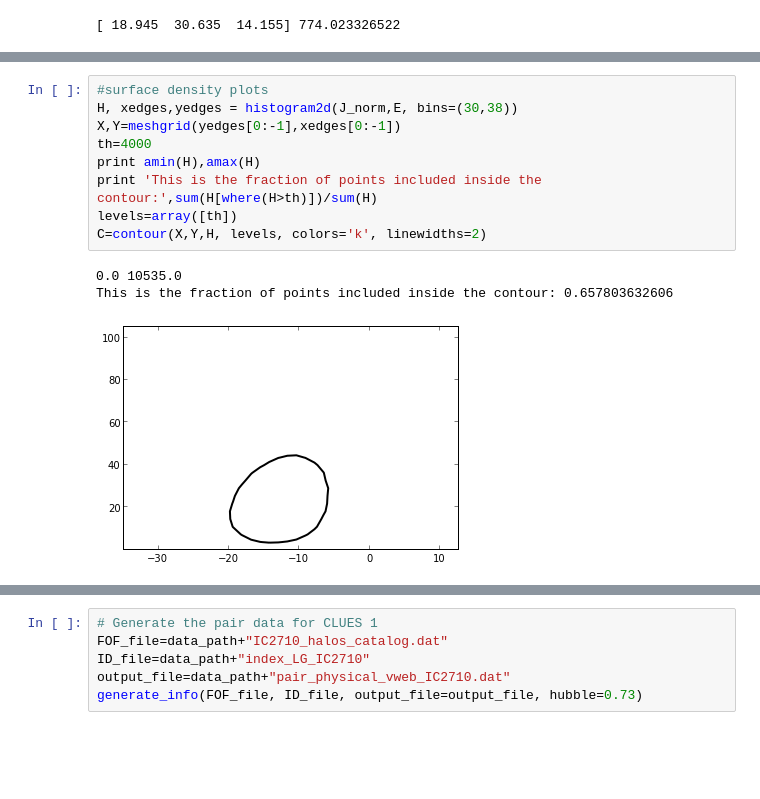
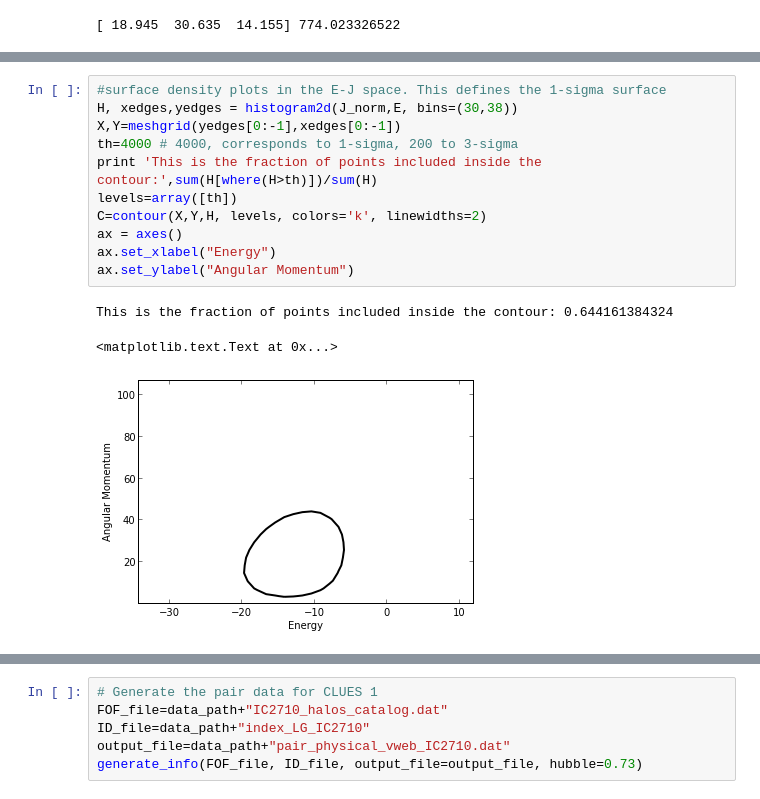
Before and after one commit to astroandes/LG_Kinematics, a Jupyter notebook: code/main_analysis.ipynb, the cells around one changed output, grey strips where cells are left out. Saved outputs shown, nothing was run; the diff lists cells and outputs as text; blank space fills up the shorter version.

```diff
--- a/code/main_analysis.ipynb
+++ b/code/main_analysis.ipynb
@@ -120,13 +119,15 @@ n, bins, patches = hist(M31_Mass_MonteCarlo, 20, normed=0, color = 'silver')
 # %%
-#surface density plots
+#surface density plots in the E-J space. This defines the 1-sigma surface
 H, xedges,yedges = histogram2d(J_norm,E, bins=(30,38))
 X,Y=meshgrid(yedges[0:-1],xedges[0:-1])
-th=4000
-print amin(H),amax(H)
+th=4000 # 4000, corresponds to 1-sigma, 200 to 3-sigma
 print 'This is the fraction of points included inside the contour:',sum(H[where(H>th)])/sum(H)
 levels=array([th])
 C=contour(X,Y,H, levels, colors='k', linewidths=2)
+ax = axes()
+ax.set_xlabel("Energy")
+ax.set_ylabel("Angular Momentum")
 # %% [output]
-0.0 10535.0
-This is the fraction of points included inside the contour: 0.657803632606
+This is the fraction of points included inside the contour: 0.644161384324
+<matplotlib.text.Text at 0x...>
-[figure, old version]
+[figure, new version]
```
Also changed, not shown: parts of 21 cells of this notebook.
